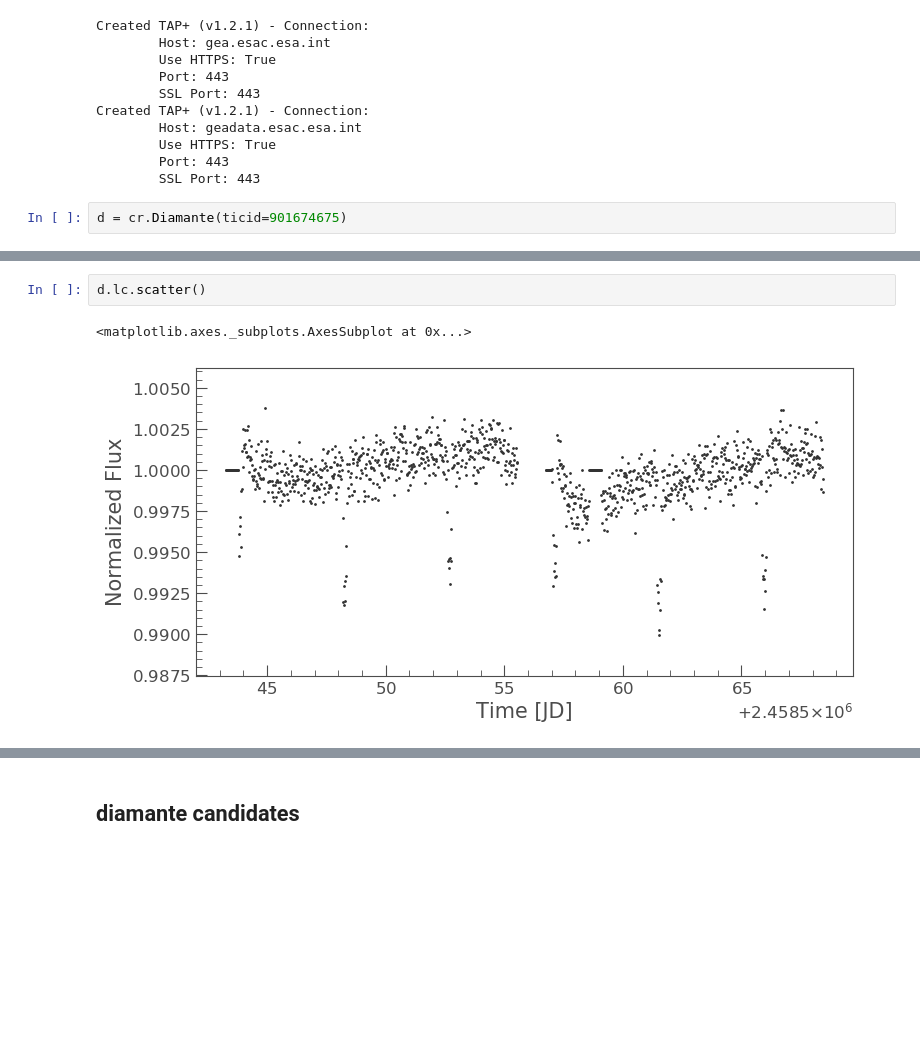
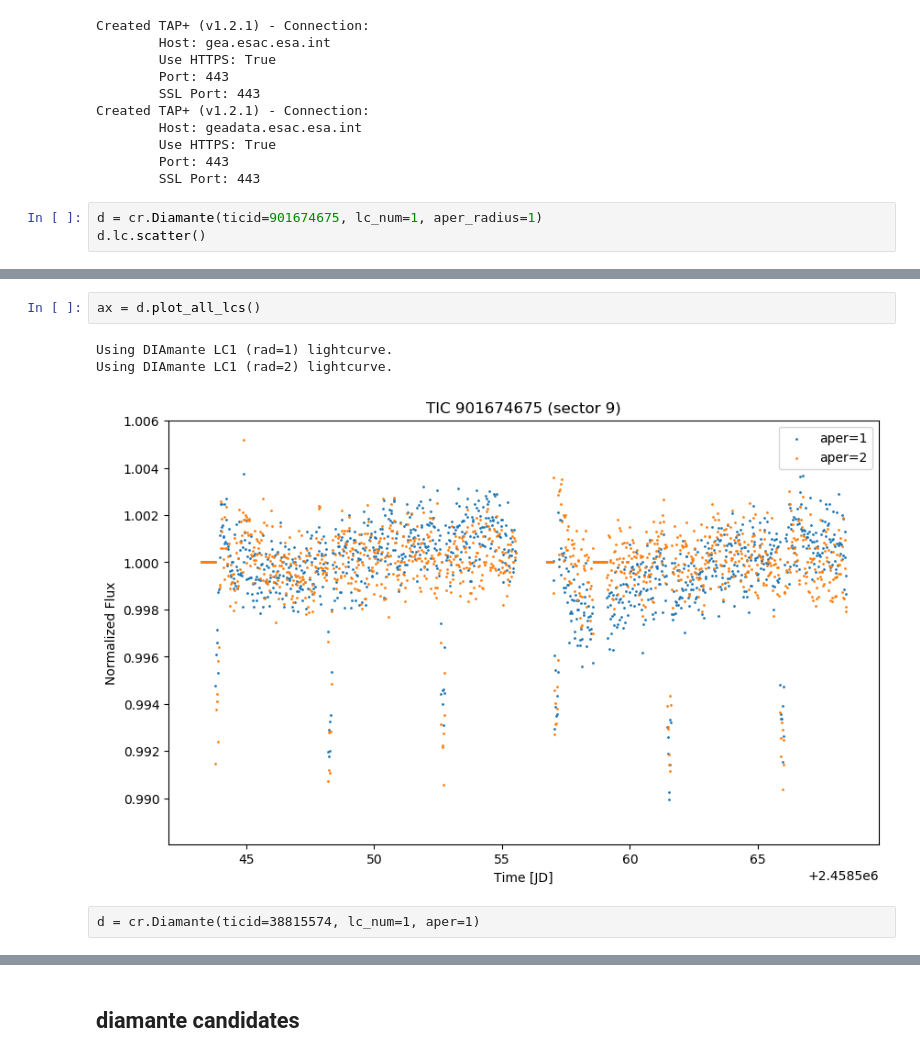
Before and after one commit to jpdeleon/chronos, a Jupyter notebook: notebooks/examples-DIAmante.ipynb, the cells around one changed output, grey strips where cells are left out. Saved outputs shown, nothing was run; the diff lists cells and outputs as text; blank space fills up the shorter version.

Commit message:
update diamante

```diff
--- a/notebooks/examples-DIAmante.ipynb
+++ b/notebooks/examples-DIAmante.ipynb
@@ -12,7 +14,8 @@ Created TAP+ (v1.2.1) - Connection:
         Port: 443
         SSL Port: 443
 # %%
-d = cr.Diamante(ticid=901674675)
+d = cr.Diamante(ticid=901674675, lc_num=1, aper_radius=1)
+d.lc.scatter()
 # %% [output]
 Target: TIC 901674675
 Querying Gaia DR2 catalog for ra,dec=(165.501 -25.6905) within 3.0 arcsec.
@@ -29,5 +34,8 @@ Using DIAmante LC1 (rad=1) lightcurve.
-# %%
-d.lc.scatter()
-# %% [output]
-<matplotlib.axes._subplots.AxesSubplot at 0x...>
-[figure, removed]
+# %%
+ax = d.plot_all_lcs()
+# %% [output]
+Using DIAmante LC1 (rad=1) lightcurve.
+Using DIAmante LC1 (rad=2) lightcurve.
+[figure, added]
+# %% [raw]
+d = cr.Diamante(ticid=38815574, lc_num=1, aper=1)
```
Also changed, not shown: parts of 9 cells of this notebook, 6 other files.
